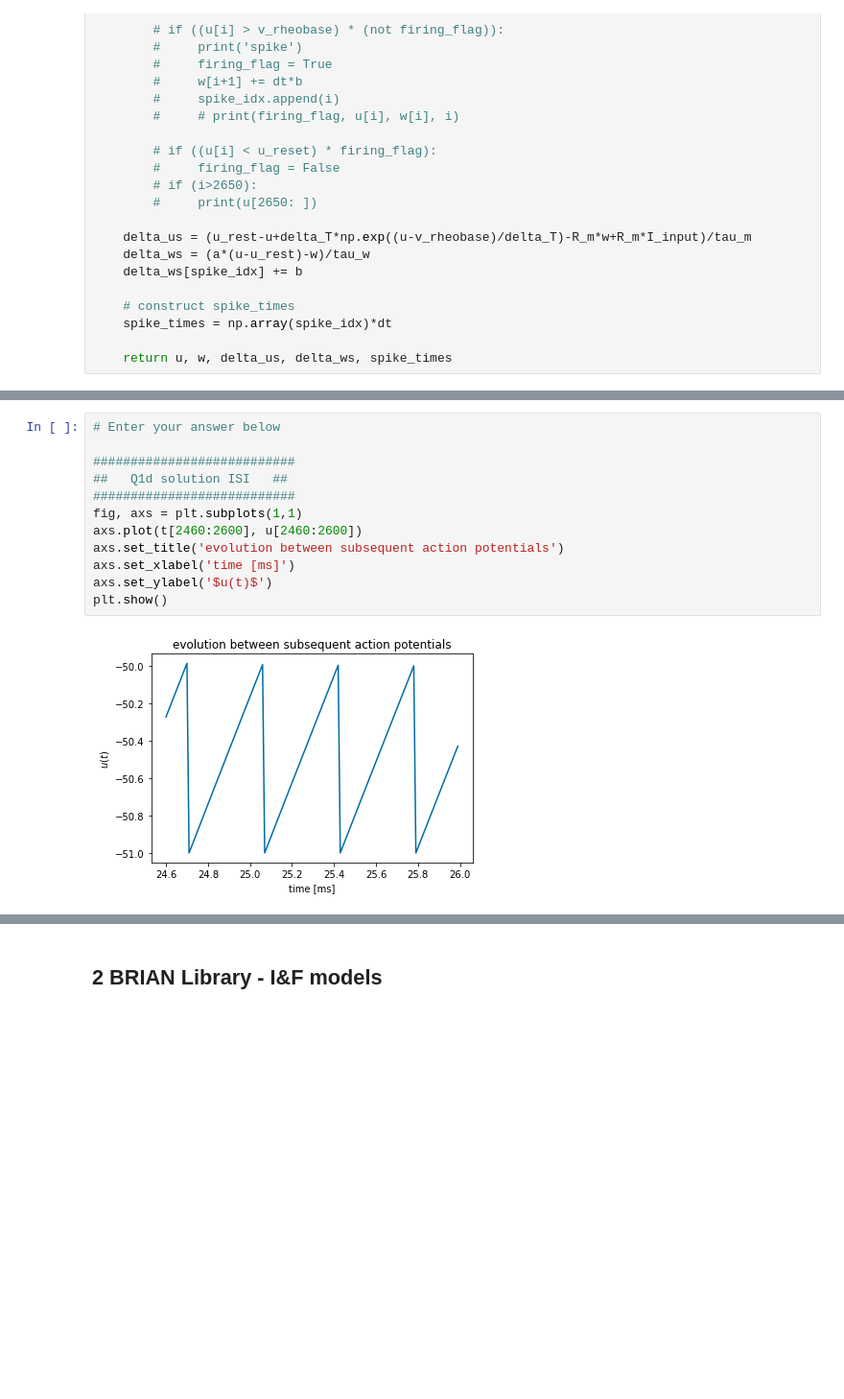
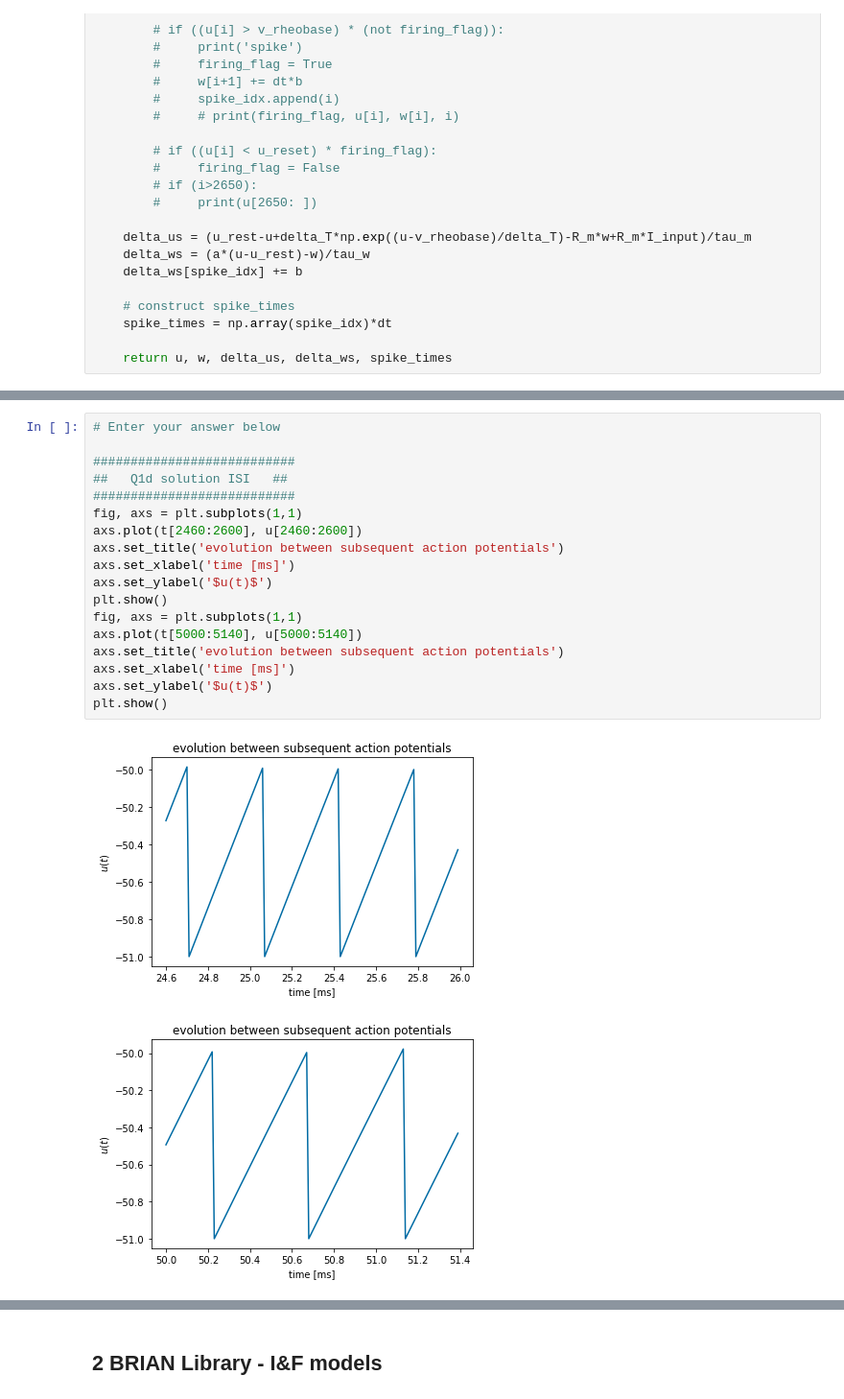
Before and after one commit to RobbeDeMuynck/CN_practicals, a Jupyter notebook: Module 1/Module1_Ex2_XX.ipynb, the cells around one changed output, grey strips where cells are left out. Shown at 96% size. Saved outputs shown, nothing was run; the diff lists cells and outputs as text; blank space fills up the shorter version.

```diff
--- a/Module 1/Module1_Ex2_XX.ipynb
+++ b/Module 1/Module1_Ex2_XX.ipynb
@@ -288,14 +303,21 @@ plt.show()
 # %%
 # Enter your answer below
 
 ###########################
 ##   Q1d solution ISI   ##
 ###########################
 fig, axs = plt.subplots(1,1)
 axs.plot(t[2460:2600], u[2460:2600])
 axs.set_title('evolution between subsequent action potentials')
 axs.set_xlabel('time [ms]')
 axs.set_ylabel('$u(t)$')
 plt.show()
+fig, axs = plt.subplots(1,1)
+axs.plot(t[5000:5140], u[5000:5140])
+axs.set_title('evolution between subsequent action potentials')
+axs.set_xlabel('time [ms]')
+axs.set_ylabel('$u(t)$')
+plt.show()
 # %% [output]
 [figure]
+[figure, added]
```
Also changed, not shown: parts of 7 cells of this notebook.
